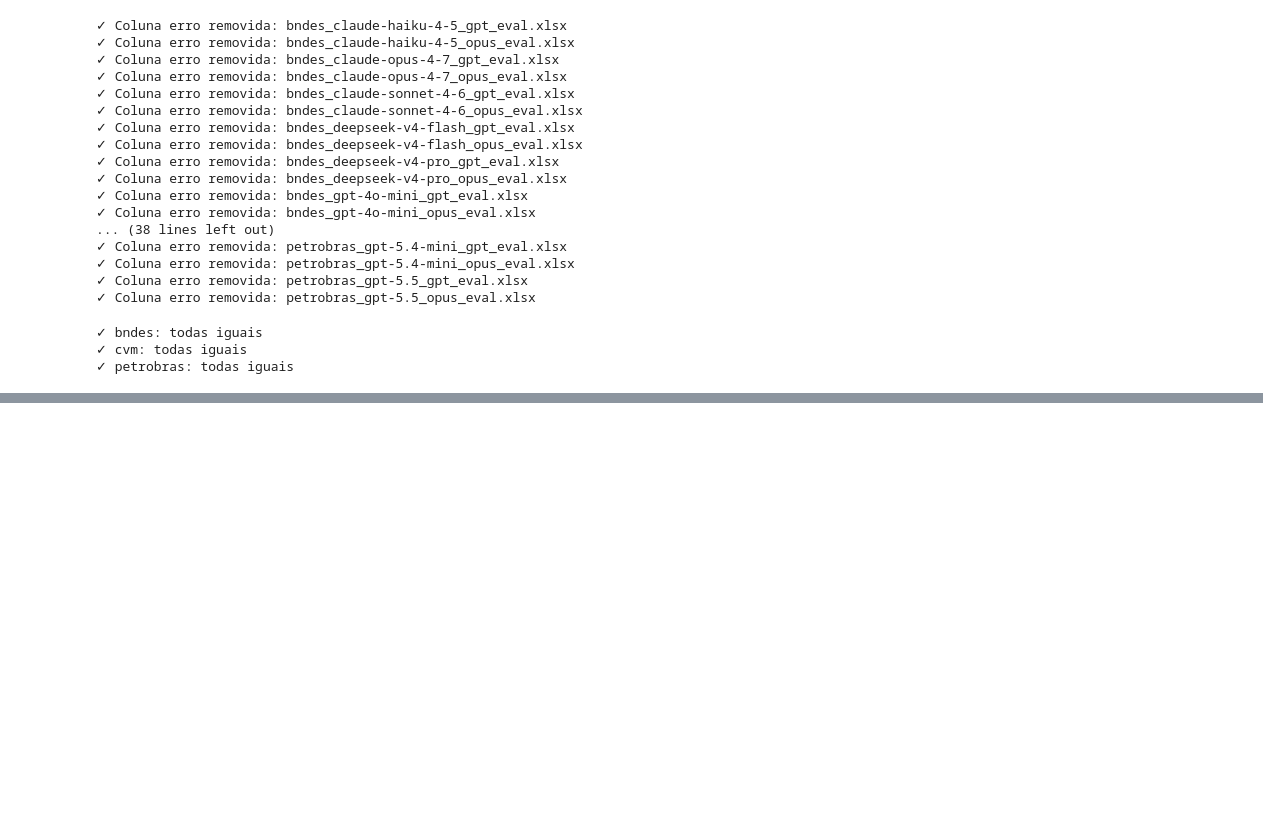
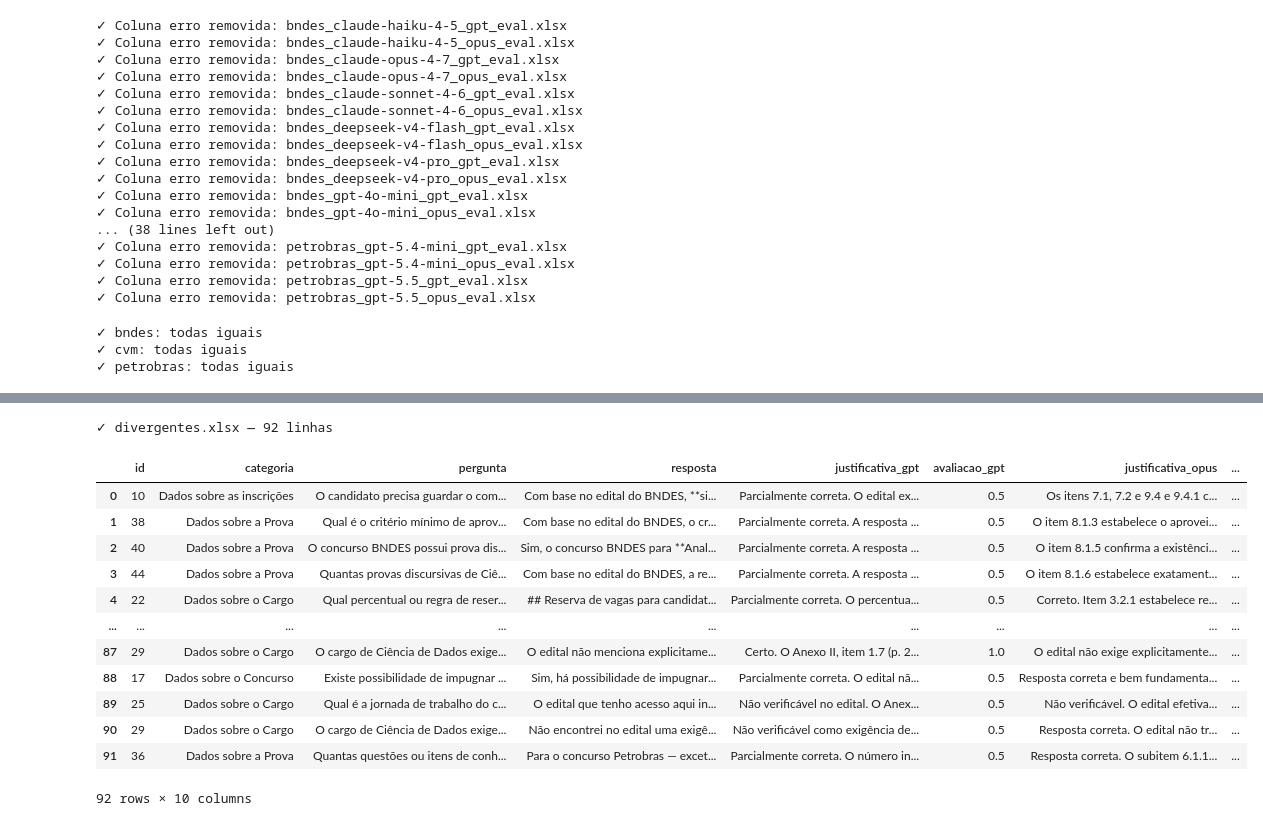
Before and after one commit to juliopatti/edital-assistant, a Jupyter notebook: evals/padronizacao/padronizacao_nomes_arquivos_llm_eval.ipynb, the cells around one changed output, grey strips where cells are left out. Saved outputs shown, nothing was run; the diff lists cells and outputs as text; code cells hidden in the pictures; blank space fills up the shorter version.

Commit message:
consolidacao e divergentes por pasta

```diff
--- a/evals/padronizacao/padronizacao_nomes_arquivos_llm_eval.ipynb
+++ b/evals/padronizacao/padronizacao_nomes_arquivos_llm_eval.ipynb
@@ -310,3 +310,13 @@ for edital in editais:
 ✓ bndes: todas iguais
 ✓ cvm: todas iguais
 ✓ petrobras: todas iguais
+# %%
+for _, row in df_files[df_files["novo_nome"].str.endswith("gpt_eval.xlsx")].iterrows():
+    caminho_gpt = lims_path / row["pasta"] / row["novo_nome"]
+    caminho_opus = lims_path / row["pasta"] / row["novo_nome"].replace("gpt_eval", "opus_eval")
+
+    df_gpt = pd.read_excel(caminho_gpt)["resposta"]
+    df_opus = pd.read_excel(caminho_opus)["resposta"]
+
+    if not df_gpt.equals(df_opus):
+        print(f"⚠️ {row['pasta']}: resposta divergente")
@@ -312,0 +465,16 @@ for edital in editais:
+# %%
+for pasta in df_files["pasta"].unique():
+    arquivos = df_files[df_files["pasta"] == pasta]
+
+    caminho_gpt = lims_path / pasta / arquivos[arquivos["novo_nome"].str.endswith("gpt_eval.xlsx")]["novo_nome"].values[0]
+    caminho_opus = lims_path / pasta / arquivos[arquivos["novo_nome"].str.endswith("opus_eval.xlsx")]["novo_nome"].values[0]
+
+    df_gpt = pd.read_excel(caminho_gpt)[["id", "categoria", "pergunta", "resposta", "justificativa_gpt", "avaliacao_gpt"]]
+    df_opus = pd.read_excel(caminho_opus)[["justificativa_opus", "avaliacao_opus"]]
+
+    df_consolidado = pd.concat([df_gpt, df_opus], axis=1)
+    df_consolidado["convergencia"] = df_consolidado["avaliacao_gpt"] == df_consolidado["avaliacao_opus"]
+
+    caminho_saida = lims_path / pasta / f"{pasta}_eval_consolidado.xlsx"
+    df_consolidado.to_excel(caminho_saida, index=False)
+    print(f"✓ {pasta}_eval_consolidado.xlsx")
@@ -312,0 +499,30 @@ for edital in editais:
+# %%
+dfs_divergentes = []
+
+for pasta in df_files["pasta"].unique():
+    caminho = lims_path / pasta / f"{pasta}_eval_consolidado.xlsx"
+    df_temp = pd.read_excel(caminho)
+    df_temp["pasta"] = pasta
+    dfs_divergentes.append(df_temp[df_temp["convergencia"] == False])
+
+df_divergentes = pd.concat(dfs_divergentes, ignore_index=True)
+df_divergentes.to_excel(lims_path / "divergentes.xlsx", index=False)
+print(f"✓ divergentes.xlsx — {len(df_divergentes)} linhas")
+# %% [output]
+✓ divergentes.xlsx — 92 linhas
+# %%
+df_divergentes
+# %% [output]
+|  | id | categoria | pergunta | resposta | justificativa_gpt | avaliacao_gpt | justificativa_opus | ... |
+| 0 | 10 | Dados sobre as inscrições | O candidato precisa guardar o com... | Com base no edital do BNDES, **si... | Parcialmente correta. O edital ex... | 0.5 | Os itens 7.1, 7.2 e 9.4 e 9.4.1 c... | ... |
+| 1 | 38 | Dados sobre a Prova | Qual é o critério mínimo de aprov... | Com base no edital do BNDES, o cr... | Parcialmente correta. A resposta ... | 0.5 | O item 8.1.3 estabelece o aprovei... | ... |
+| 2 | 40 | Dados sobre a Prova | O concurso BNDES possui prova dis... | Sim, o concurso BNDES para **Anal... | Parcialmente correta. A resposta ... | 0.5 | O item 8.1.5 confirma a existênci... | ... |
+| 3 | 44 | Dados sobre a Prova | Quantas provas discursivas de Ciê... | Com base no edital do BNDES, a re... | Parcialmente correta. A resposta ... | 0.5 | O item 8.1.6 estabelece exatament... | ... |
+| 4 | 22 | Dados sobre o Cargo | Qual percentual ou regra de reser... | ## Reserva de vagas para candidat... | Parcialmente correta. O percentua... | 0.5 | Correto. Item 3.2.1 estabelece re... | ... |
+| ... | ... | ... | ... | ... | ... | ... | ... | ... |
+| 87 | 29 | Dados sobre o Cargo | O cargo de Ciência de Dados exige... | O edital não menciona explicitame... | Certo. O Anexo II, item 1.7 (p. 2... | 1.0 | O edital não exige explicitamente... | ... |
+| 88 | 17 | Dados sobre o Concurso | Existe possibilidade de impugnar ... | Sim, há possibilidade de impugnar... | Parcialmente correta. O edital nã... | 0.5 | Resposta correta e bem fundamenta... | ... |
+| 89 | 25 | Dados sobre o Cargo | Qual é a jornada de trabalho do c... | O edital que tenho acesso aqui in... | Não verificável no edital. O Anex... | 0.5 | Não verificável. O edital efetiva... | ... |
+| 90 | 29 | Dados sobre o Cargo | O cargo de Ciência de Dados exige... | Não encontrei no edital uma exigê... | Não verificável como exigência de... | 0.5 | Resposta correta. O edital não tr... | ... |
+| 91 | 36 | Dados sobre a Prova | Quantas questões ou itens de conh... | Para o concurso Petrobras — excet... | Parcialmente correta. O número in... | 0.5 | Resposta correta. O subitem 6.1.1... | ... |
+92 rows × 10 columns
```
Also changed, not shown: parts of 5 cells of this notebook, 30 other files.
